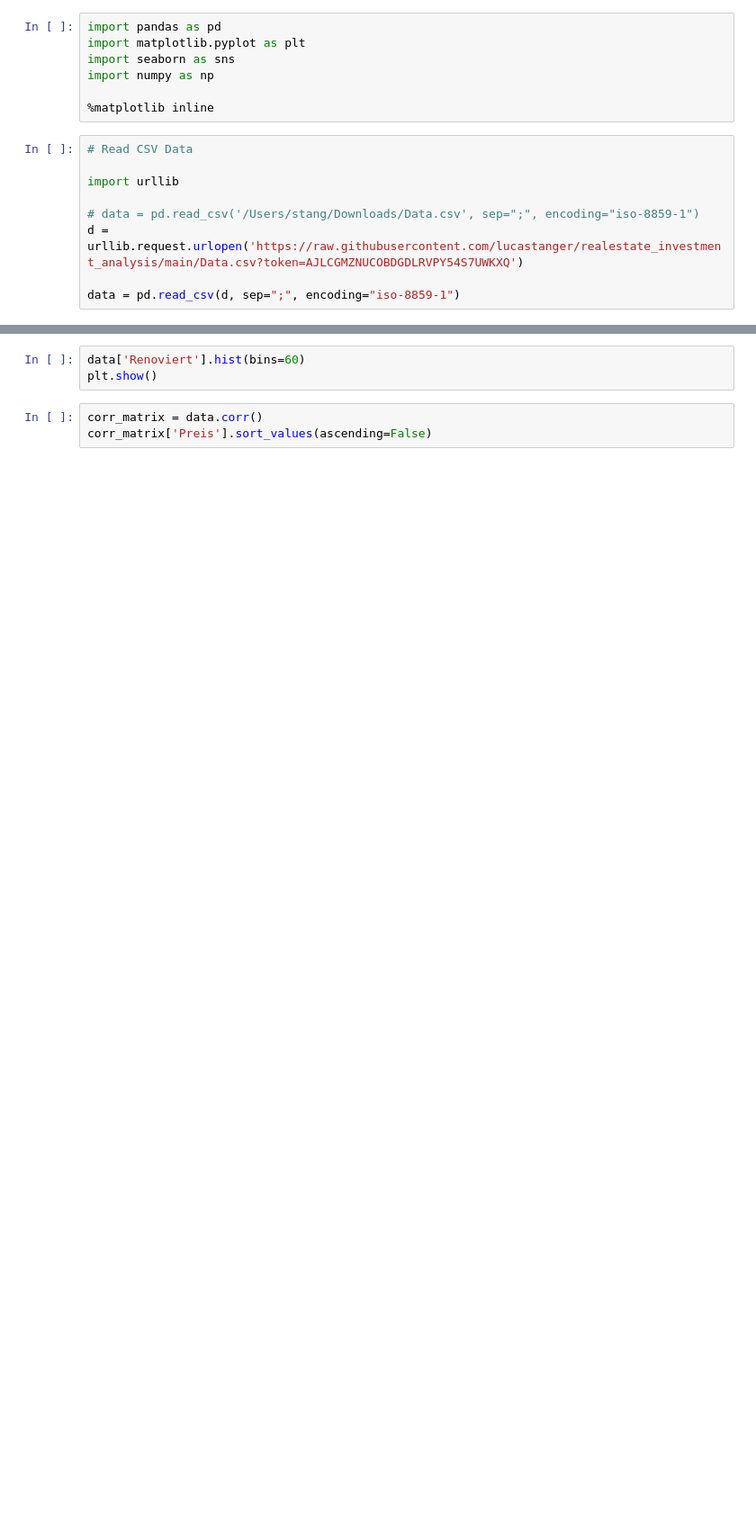
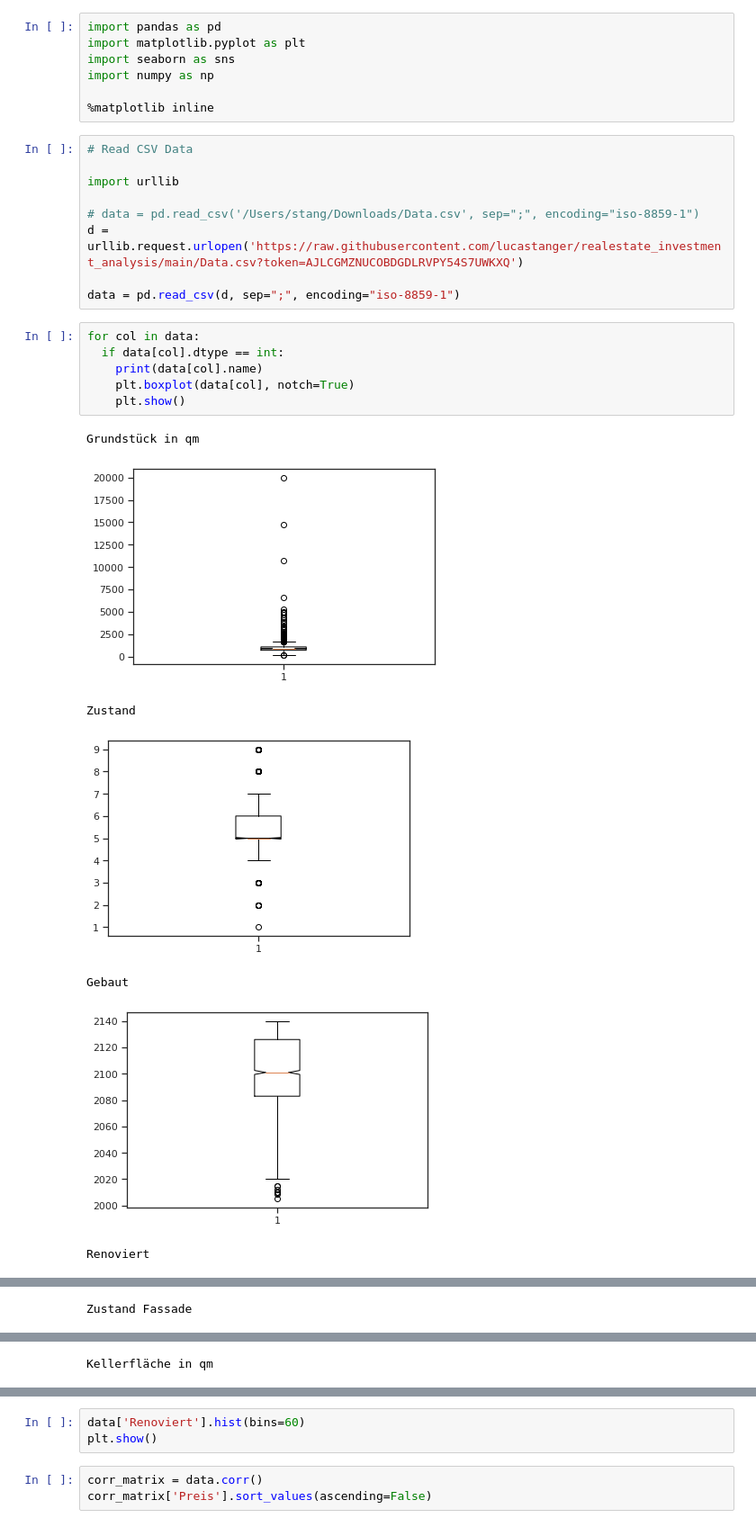
Before and after one commit to lucastanger/realestate_investment_analysis, a Jupyter notebook: realestate_investment_analysis.ipynb, the cells around one changed output, grey strips where cells are left out. Shown at 90% size. Cells and saved outputs as stored; diff of their text form; blank space fills up the shorter version.

```diff
--- a/realestate_investment_analysis.ipynb
+++ b/realestate_investment_analysis.ipynb
@@ -16,3 +16,17 @@ import urllib
 d = urllib.request.urlopen('https://raw.githubusercontent.com/lucastanger/realestate_investment_analysis/main/Data.csv?token=AJLCGMZNUCOBDGDLRVPY54S7UWKXQ')
 
 data = pd.read_csv(d, sep=";", encoding="iso-8859-1")
+# %%
+for col in data:
+  if data[col].dtype == int:
+    print(data[col].name)
+    plt.boxplot(data[col], notch=True)
+    plt.show()
+# %% [output]
+Grundstück in qm
+[figure, added]
+Zustand
+[figure, added]
+Gebaut
+[figure, added]
+Renoviert
@@ -18,0 +34 @@ data = pd.read_csv(d, sep=";", encoding="iso-8859-1")
+Zustand Fassade
@@ -18,0 +36 @@ data = pd.read_csv(d, sep=";", encoding="iso-8859-1")
+Kellerfläche in qm
```
Also changed, not shown: parts of 10 cells of this notebook.
